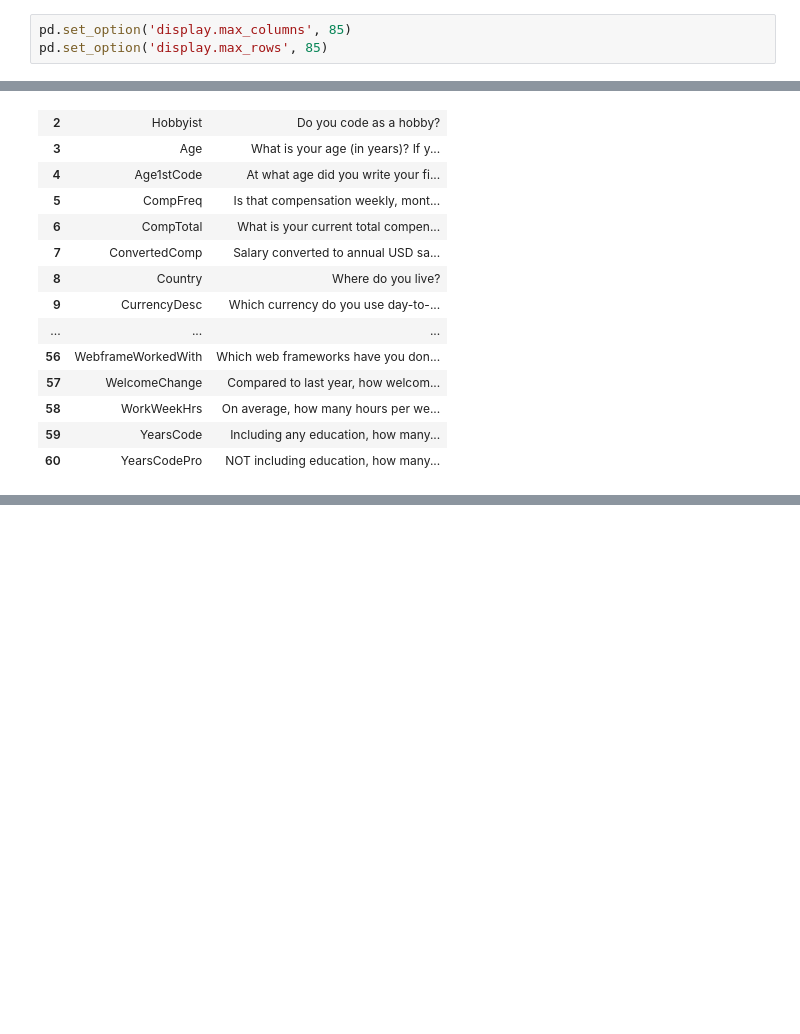
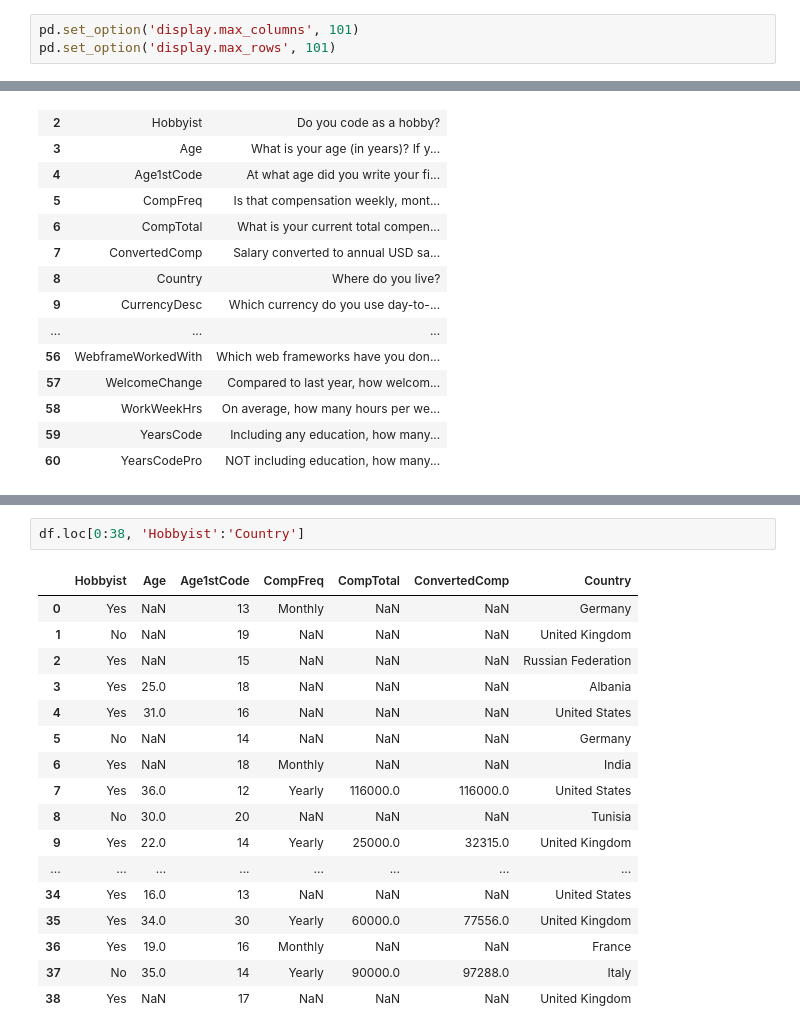
Before and after one commit to JefersonMelo/22-Banco, a Jupyter notebook: 03-Pandas/panda.ipynb, the cells around one changed output, grey strips where cells are left out. Saved outputs shown, nothing was run; the diff lists cells and outputs as text; blank space fills up the shorter version.

```diff
--- a/03-Pandas/panda.ipynb
+++ b/03-Pandas/panda.ipynb
@@ -36,8 +37,8 @@ Data columns (total 61 columns):
 dtypes: float64(4), int64(1), object(56)
 memory usage: 30.0+ MB
 # %%
-pd.set_option('display.max_columns', 85)
-pd.set_option('display.max_rows', 85)
+pd.set_option('display.max_columns', 101)
+pd.set_option('display.max_rows', 101)
 # %%
 schema_df = pd.read_csv('data/survey_results_schema.csv')
 # %%
@@ -62,0 +127,20 @@ schema_df
+# %%
+df.loc[0:38, 'Hobbyist':'Country']
+# %% [output]
+|  | Hobbyist | Age | Age1stCode | CompFreq | CompTotal | ConvertedComp | Country |
+| 0 | Yes | NaN | 13 | Monthly | NaN | NaN | Germany |
+| 1 | No | NaN | 19 | NaN | NaN | NaN | United Kingdom |
+| 2 | Yes | NaN | 15 | NaN | NaN | NaN | Russian Federation |
+| 3 | Yes | 25.0 | 18 | NaN | NaN | NaN | Albania |
+| 4 | Yes | 31.0 | 16 | NaN | NaN | NaN | United States |
+| 5 | No | NaN | 14 | NaN | NaN | NaN | Germany |
+| 6 | Yes | NaN | 18 | Monthly | NaN | NaN | India |
+| 7 | Yes | 36.0 | 12 | Yearly | 116000.0 | 116000.0 | United States |
+| 8 | No | 30.0 | 20 | NaN | NaN | NaN | Tunisia |
+| 9 | Yes | 22.0 | 14 | Yearly | 25000.0 | 32315.0 | United Kingdom |
+| ... | ... | ... | ... | ... | ... | ... | ... |
+| 34 | Yes | 16.0 | 13 | NaN | NaN | NaN | United States |
+| 35 | Yes | 34.0 | 30 | Yearly | 60000.0 | 77556.0 | United Kingdom |
+| 36 | Yes | 19.0 | 16 | Monthly | NaN | NaN | France |
+| 37 | No | 35.0 | 14 | Yearly | 90000.0 | 97288.0 | Italy |
+| 38 | Yes | NaN | 17 | NaN | NaN | NaN | United Kingdom |
```
Also changed, not shown: parts of 21 cells of this notebook, 1 other file.
